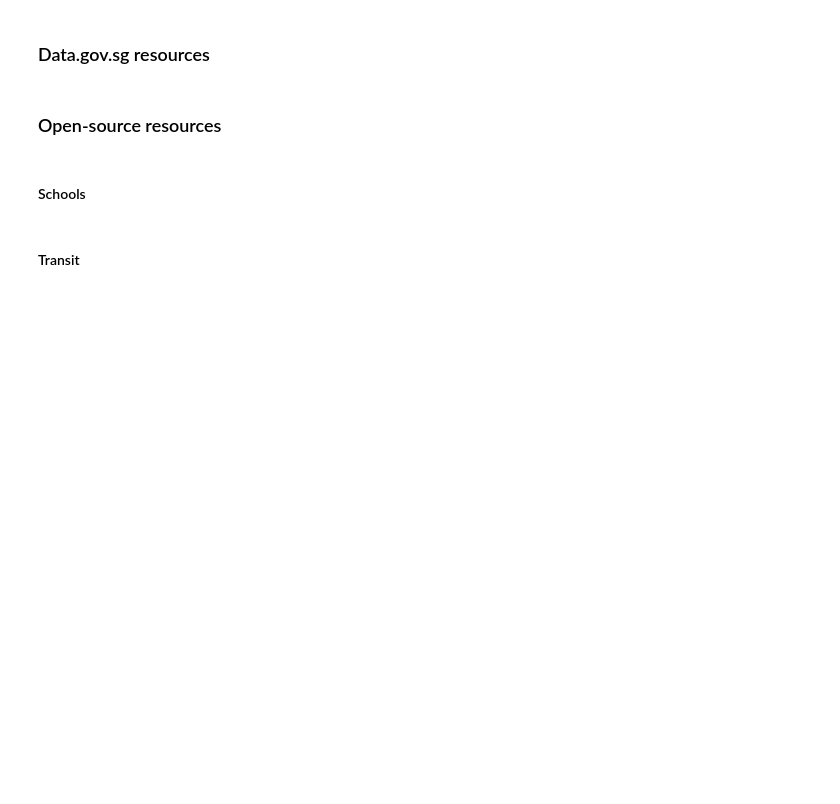
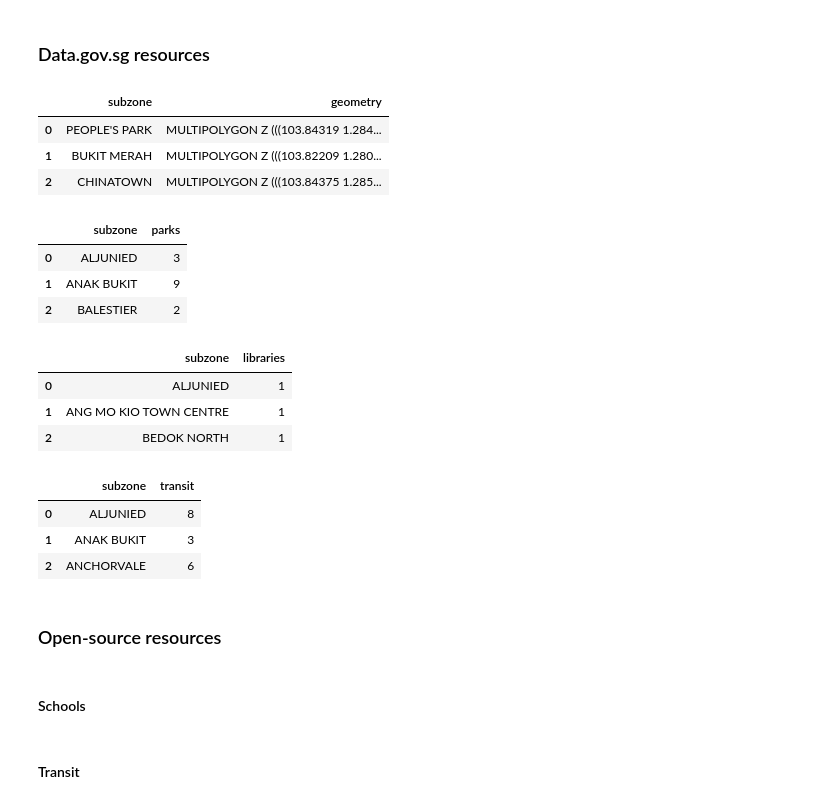
Before and after one commit to LSYS/nbhmv, a Jupyter notebook: build/5-compile-POI-count.ipynb, the cells around one changed output. Drawn from its saved outputs; the diff is of its cells as text; code cells hidden in the pictures; blank space fills up the shorter version.

```diff
--- a/build/5-compile-POI-count.ipynb
+++ b/build/5-compile-POI-count.ipynb
@@ -86,9 +97,15 @@ xwalk.head(3)
 # %%
 subzones = (
     gpd.read_file(FP_SUBZONES_SHP)
     .rename(columns={"Name": "subzone"})
     .drop("Description", axis=1)
 )
+subzones.head(3)
+# %% [output]
+|  | subzone | geometry |
+| 0 | PEOPLE'S PARK | MULTIPOLYGON Z (((103.84319 1.284... |
+| 1 | BUKIT MERAH | MULTIPOLYGON Z (((103.82209 1.280... |
+| 2 | CHINATOWN | MULTIPOLYGON Z (((103.84375 1.285... |
 # %%
 # Parks
 parks = (
@@ -104,6 +121,12 @@ parks = (
     .reset_index()
     .rename(columns={0: "parks"})
 )
+parks.head(3)
+# %% [output]
+|  | subzone | parks |
+| 0 | ALJUNIED | 3 |
+| 1 | ANAK BUKIT | 9 |
+| 2 | BALESTIER | 2 |
 # %%
 # Libraries
 lib = (
@@ -121,6 +144,12 @@ lib = (
     .reset_index()
     .rename(columns={0: "libraries"})
 )
+lib.head(3)
+# %% [output]
+|  | subzone | libraries |
+| 0 | ALJUNIED | 1 |
+| 1 | ANG MO KIO TOWN CENTRE | 1 |
+| 2 | BEDOK NORTH | 1 |
 # %%
 # LRT & MRT stations
 transit = (
@@ -138,6 +167,12 @@ transit = (
     .reset_index()
     .rename(columns={0: "transit"})
 )
+transit.head(3)
+# %% [output]
+|  | subzone | transit |
+| 0 | ALJUNIED | 8 |
+| 1 | ANAK BUKIT | 3 |
+| 2 | ANCHORVALE | 6 |
 # %%
 # Preschools
 presch = (
```
Also changed, not shown: parts of 14 cells of this notebook, 31 other files.
